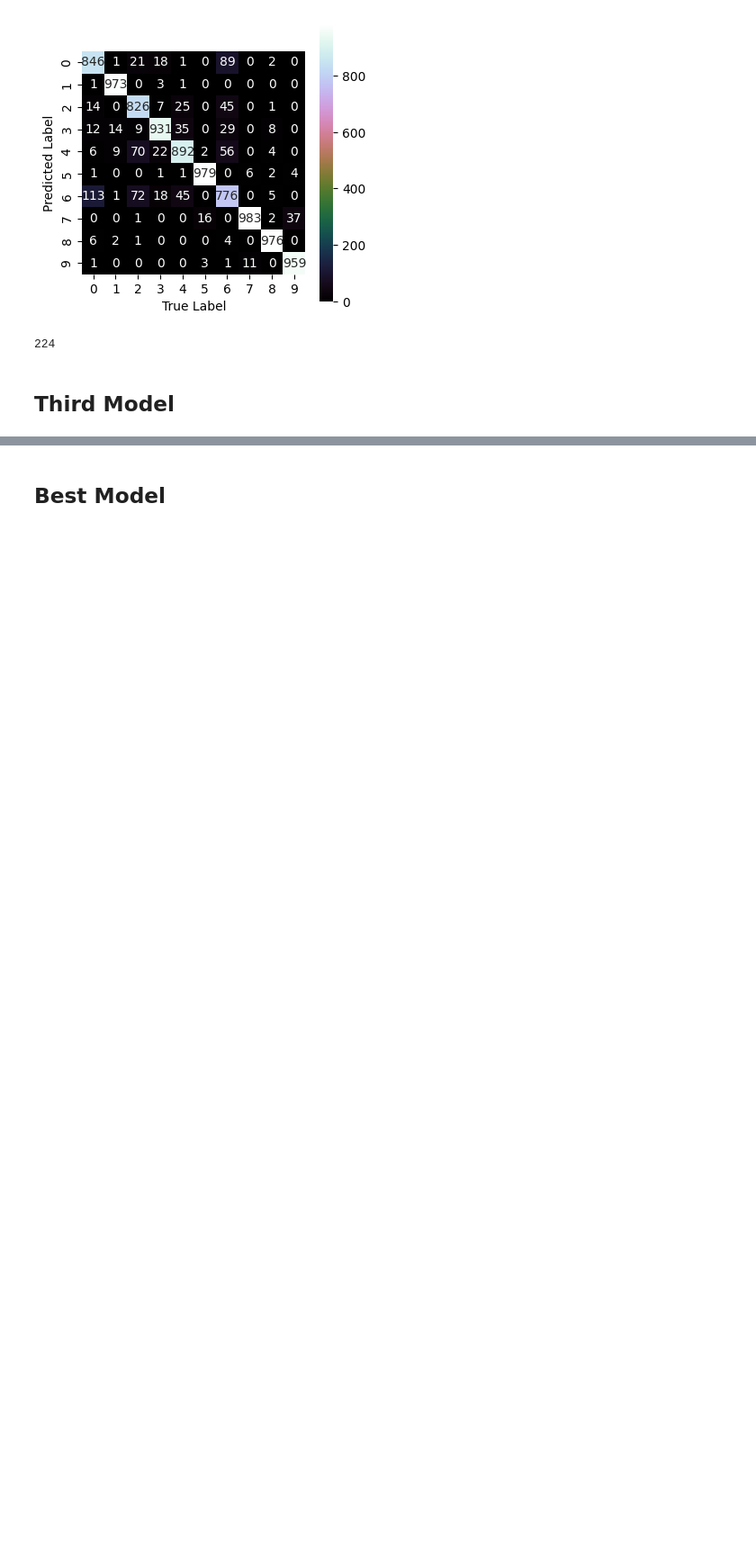
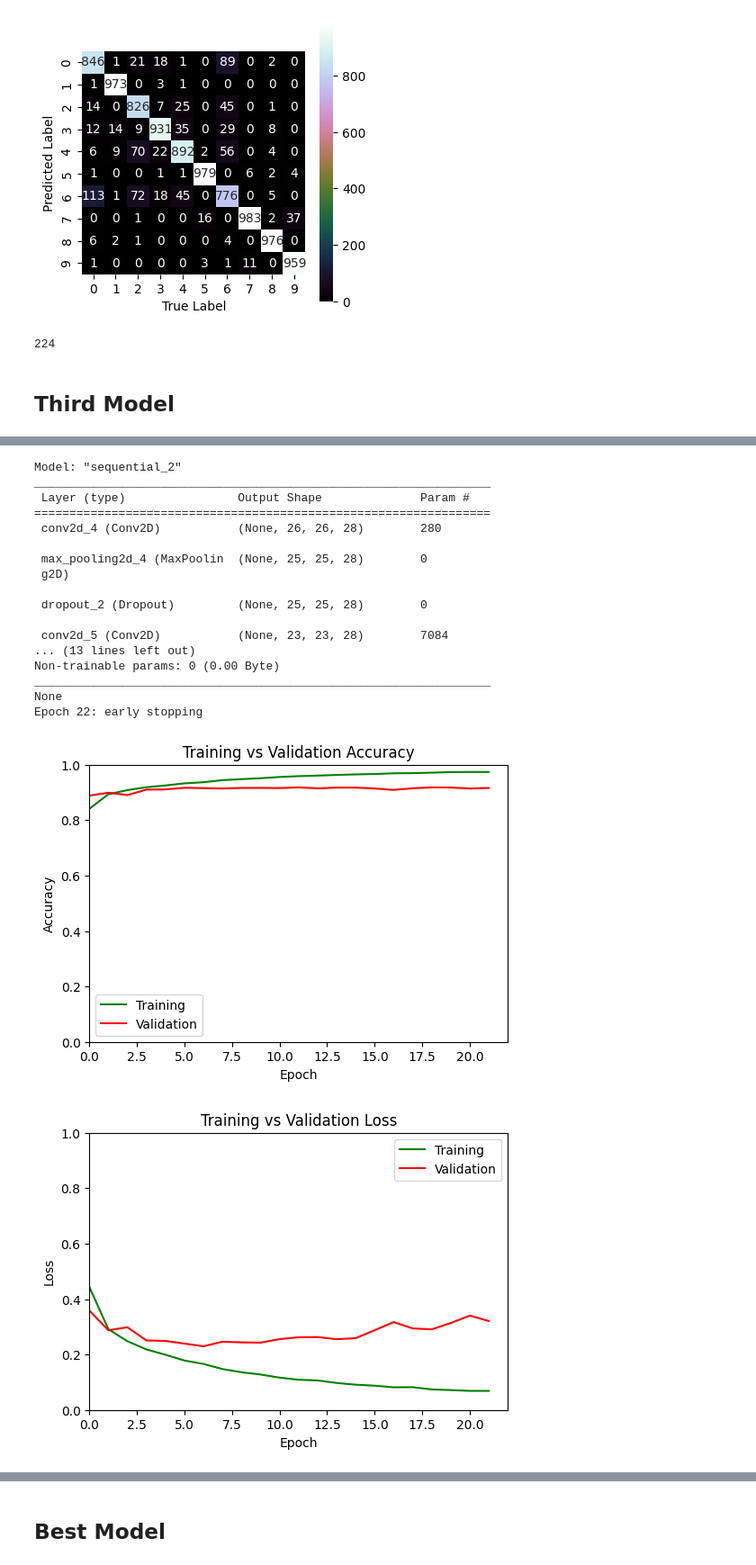
Before and after one commit to WaadAlharthi/ML_Portfolio, a Jupyter notebook: DL_Assignment_2_(Image_Classification_with_CNN).ipynb, the cells around one changed output, grey strips where cells are left out. Shown at 90% size. Cells and saved outputs as stored; diff of their text form; code cells hidden in the pictures; blank space fills up the shorter version.

Commit message:
Final Model

```diff
--- a/DL_Assignment_2_(Image_Classification_with_CNN).ipynb
+++ b/DL_Assignment_2_(Image_Classification_with_CNN).ipynb
@@ -603,0 +645,64 @@ len(misclassified_shirts)
+# %%
+tf.compat.v1.reset_default_graph
+
+model4 = Sequential()
+model4.add(Conv2D(28, kernel_size=(3, 3), input_shape=(28, 28, 1), activation='relu'))
+model4.add(MaxPooling2D(pool_size=(2, 2), strides=(1, 1)))
+model4.add(Dropout(0.5))
+model4.add(Conv2D(28, kernel_size=(3, 3), input_shape=(28, 28, 1), activation='relu'))
+model4.add(MaxPooling2D(pool_size=(2, 2), strides=(1, 1)))
+model4.add(Flatten())
+model4.add(Dense(128, activation='relu'))
+model4.add(Dense(10, activation='softmax'))
+
+model4.compile(loss='categorical_crossentropy', optimizer='adam', metrics=['accuracy'])
+
+# Define the EarlyStopping callback with multiple monitors
+early_stopping = EarlyStopping(
+    monitor='val_accuracy',  # Stop when validation accuracy doesn't improve
+    min_delta=0.001,         # Minimum change to be considered an improvement
+    patience=10,             # Number of epochs with no improvement after which training will be stopped
+    mode='max',              # 'max' means we're looking for an increase in accuracy
+    verbose=1                # Print messages when early stopping occurs
+)
+
+
+print(model4.summary())
+history4= model4.fit(x_train_reshaped,y_train_one_hot, epochs=100, validation_data= (x_val_reshaped,y_val_one_hot), verbose=0, callbacks=[early_stopping])
+
+
+### Evaluate
+plot_training_validation_accuracy(history4)
+plot_training_validation_loss(history4)
+
+# Make predictions on the validation data
+y_val_pred = model4.predict(x_val_reshaped)
+
+# Convert one-hot encoded labels back to class labels
+y_val_true = np.argmax(y_val_one_hot, axis=1)
+y_val_pred = np.argmax(y_val_pred, axis=1)
+
+confusion_mat = confusion_matrix(y_val_true, y_val_pred)
+plot_heatmap(confusion_mat)
+
+print(classification_report(y_val_true, y_val_pred))
+# %% [output]
+Model: "sequential_2"
+_________________________________________________________________
+ Layer (type)                Output Shape              Param #
+=================================================================
+ conv2d_4 (Conv2D)           (None, 26, 26, 28)        280
+
+ max_pooling2d_4 (MaxPoolin  (None, 25, 25, 28)        0
+ g2D)
+
+ dropout_2 (Dropout)         (None, 25, 25, 28)        0
+
+ conv2d_5 (Conv2D)           (None, 23, 23, 28)        7084
+... (13 lines left out)
+Non-trainable params: 0 (0.00 Byte)
+_________________________________________________________________
+None
+Epoch 22: early stopping
+[figure, added]
+[figure, added]
```
Also changed, not shown: parts of 21 cells of this notebook.
